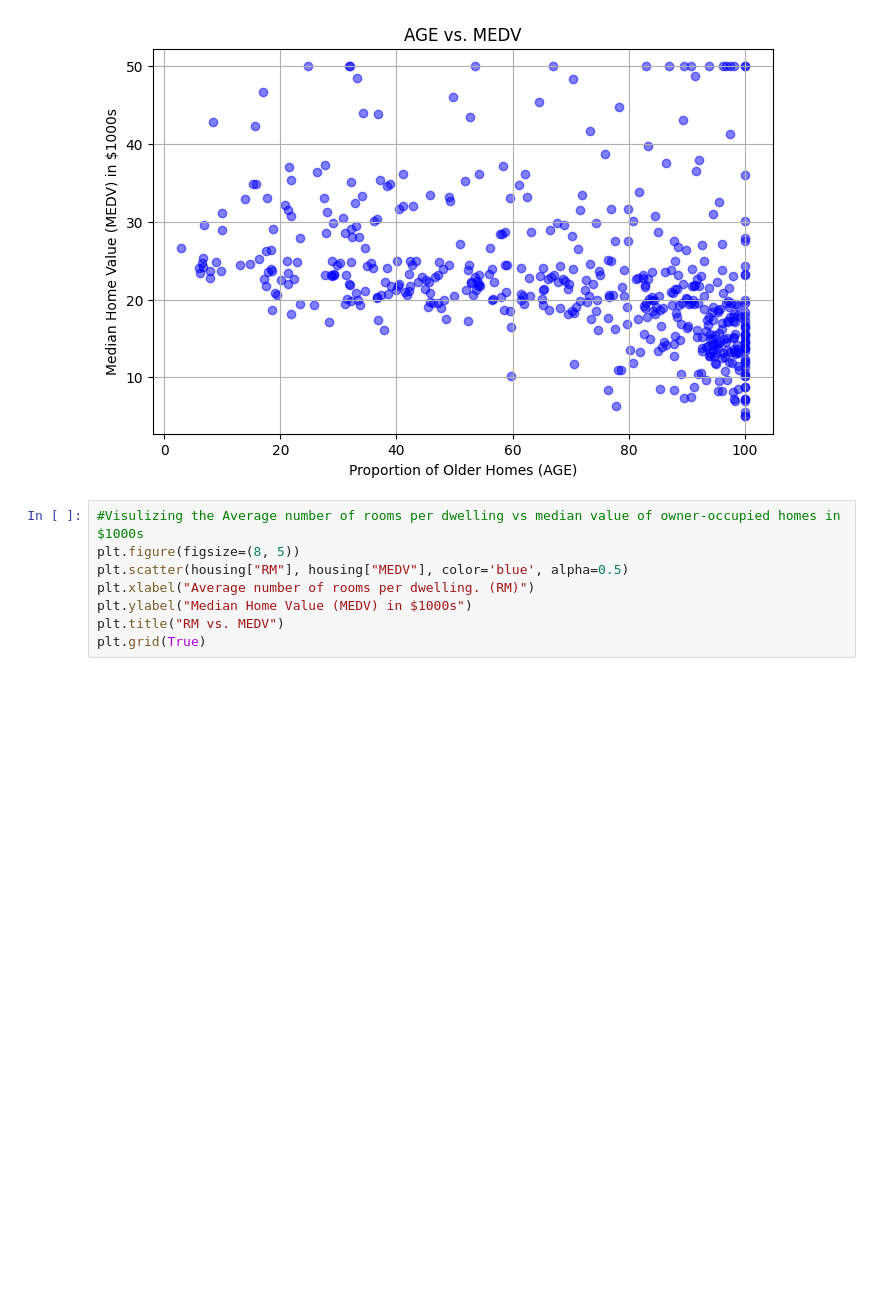
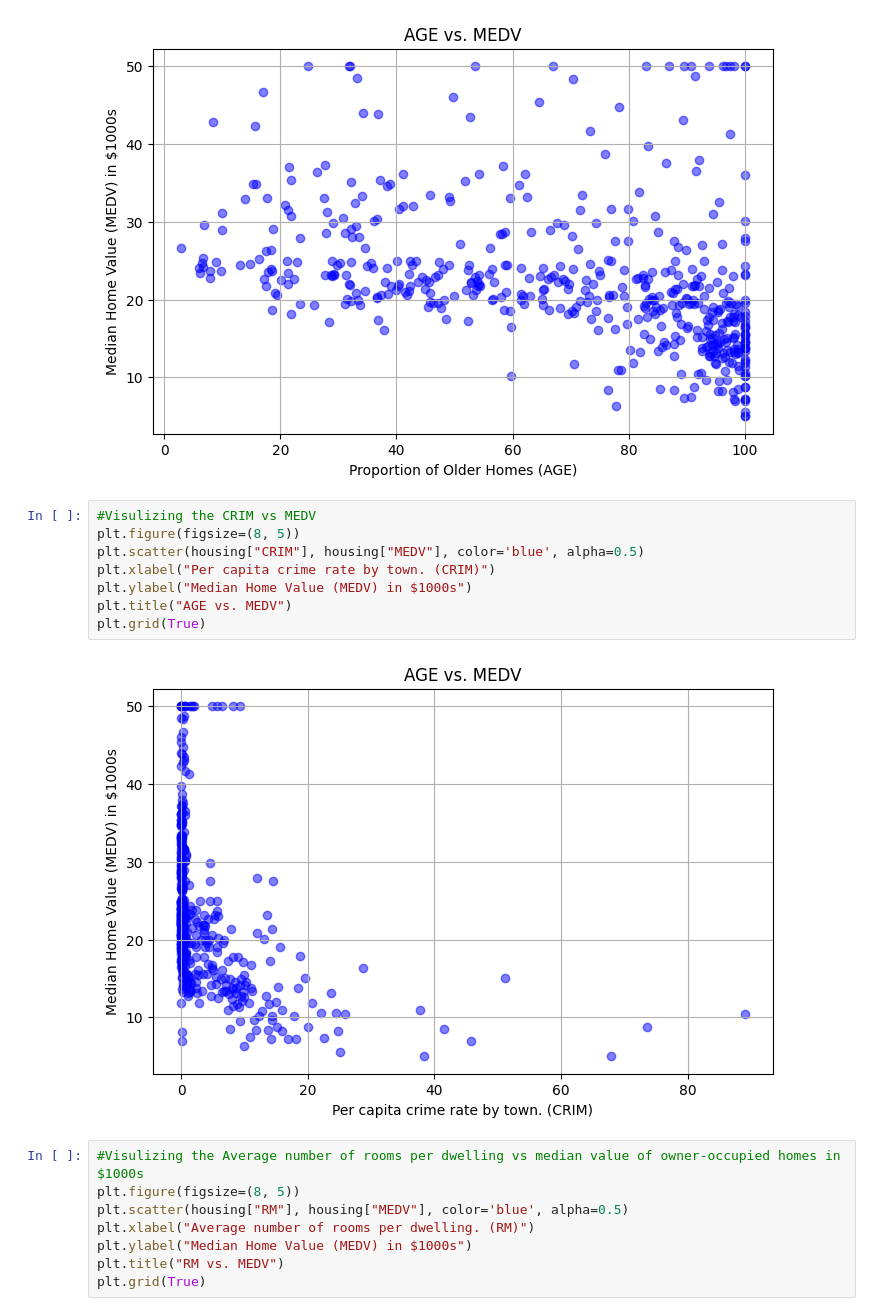
Before and after one commit to Omdena-NIC-Nepal/machine-learning-introduction-makaisuman, a Jupyter notebook: notebooks/EDA.ipynb, the cells around one changed output. Drawn from its saved outputs; the diff is of its cells as text; blank space fills up the shorter version.

```diff
--- a/notebooks/EDA.ipynb
+++ b/notebooks/EDA.ipynb
@@ -76,6 +70,16 @@ plt.title("AGE vs. MEDV")
 plt.grid(True)
 # %% [output]
 [figure]
+# %%
+#Visulizing the CRIM vs MEDV
+plt.figure(figsize=(8, 5))
+plt.scatter(housing["CRIM"], housing["MEDV"], color='blue', alpha=0.5)
+plt.xlabel("Per capita crime rate by town. (CRIM)")
+plt.ylabel("Median Home Value (MEDV) in $1000s")
+plt.title("AGE vs. MEDV")
+plt.grid(True)
+# %% [output]
+[figure, added]
 # %%
 #Visulizing the Average number of rooms per dwelling vs median value of owner-occupied homes in $1000s
 plt.figure(figsize=(8, 5))
```
Also changed, not shown: parts of 8 cells of this notebook, 2 other files.
